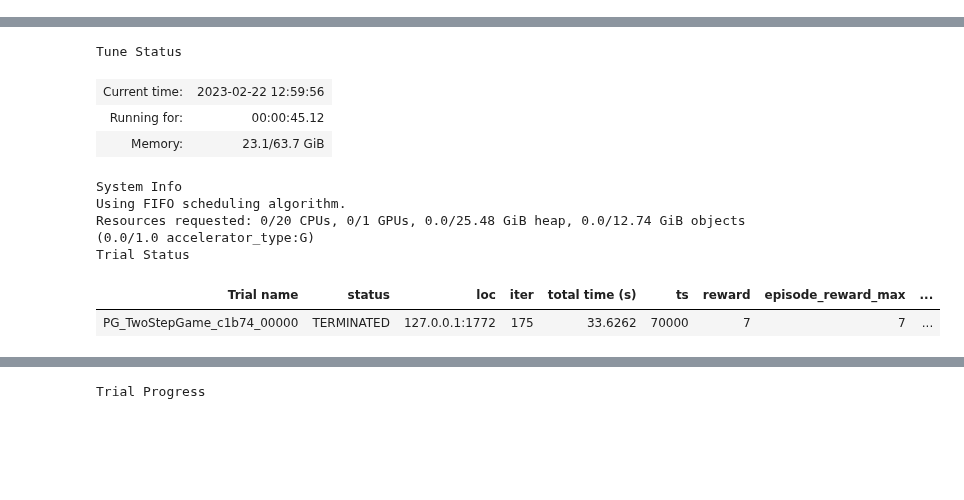
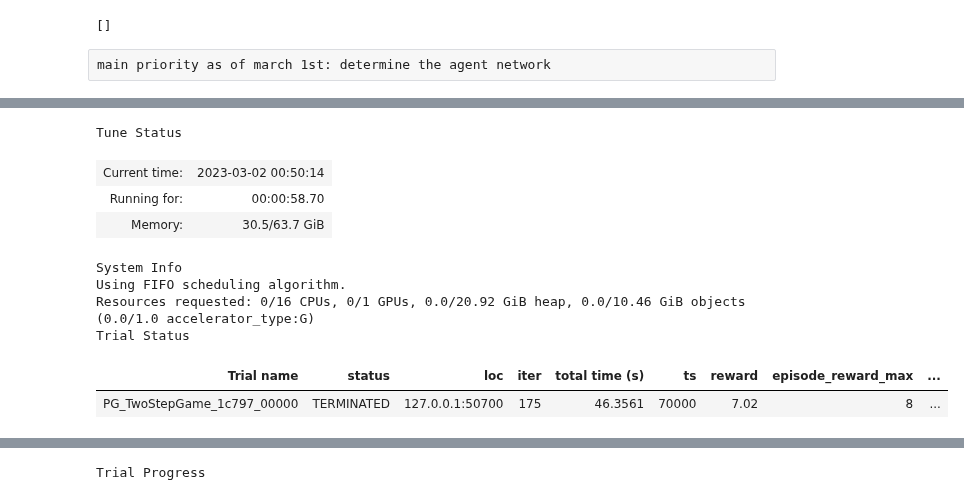
Before and after one commit to lordfiftyfive/SpecialProjects, a Jupyter notebook: PegasusTwo.ipynb, the cells around one changed output, grey strips where cells are left out. Cells and saved outputs as stored; diff of their text form; code cells hidden in the pictures; blank space fills up the shorter version.

```diff
--- a/PegasusTwo.ipynb
+++ b/PegasusTwo.ipynb
@@ -184,3 +199,7 @@ class bmodel(TorchModelV2, nn.Module,ivy.Module):
 
 def _get_size(obs_space):
     return get_preprocessor(obs_space)(obs_space).size
+# %%
+guide = pyro.infer.autoguide.AutoNormal(model)
+
+elbo = elbo_(model, guide)
@@ -1307,16 +1354,19 @@ class QMix(SimpleQ):
         # Return all collected metrics for the iteration.
         return train_results
 # %%
+from gym.spaces import Dict, Discrete, Tuple, MultiDiscrete
+b = np.ones(3000).tolist()
+obs_space= Tuple({MultiDiscrete([])})
 action_space = Tuple({
     "agent1": Dict(
         {
             #"prob": Discrete(100),
-            "action_potential": Discrete(1) #excitatory neurons
+            "action_potential": Discrete(1) #excitatory neurons MultiDiscrete([2, 2, 2, 3])
         } ,dtype=np.float32),
     "agent2": Dict(
         {
             #"prob": Discrete(100),
-            "action_potential": Discrete(1) #excitatory neurons
+            "action_potential": Discrete(1) #inhibitory neurons MultiDiscrete([2, 2, 2, 3])
         } ,dtype=np.float32),
     "agent3": Dict(
         {
@@ -1324,3 +1374,7 @@ action_space = Tuple({
             "outsideAction":gym.spaces.Box(low=-1.0, high=1.0, shape=(10,)),#this should be replaced with the action space of inverted pendulum
             "action_potential": Discrete(1)# only excitatory
         }, dtype=np.float32)})
+# %%
+ray.rllib.utils.tf_utils.get_gpu_devices()
+# %% [output]
+[]
@@ -1327,3 +1384,5 @@ action_space = Tuple({
+# %% [raw]
+main priority as of march 1st: determine the agent network
 # %%
 import argparse
 from gym.spaces import Dict, Discrete, Tuple, MultiDiscrete
@@ -1348,10 +1407,11 @@ parser.add_argument(
 parser.add_argument(
     "--framework",
     choices=["tf", "tf2", "torch"],
-    default="tf",
+    default="torch",
     help="The DL framework specifier.",
 )
-parser.add_argument("--num-cpus", type=int, default=0)
+parser.add_argument("--num-cpus", type=int, default=16)
+parser.add_argument("--num-gpus", type=int, default=1)
 parser.add_argument(
     "--mixer",
     type=str,
@@ -1379,27 +1439,33 @@ parser.add_argument(
     action="store_true",
     help="Init Ray in local mode for easier debugging.",
 )
+if __name__ == "__main__":
 
-if __name__ == "__main__":
+    #def policy_mapping_fn(agent_id, episode, worker, **kwargs):
+            #if agent_id.startswith("low_level_"):
+                #return "low_level_policy"
+            #else:
+                #return "high_level_policy"
     args = parser.parse_args()
 
-    #ray.init(num_cpus=args.num_cpus or None, local_mode=args.local_mode)
+    ray.init(num_cpus=16, num_gpus=1,local_mode=args.local_mode)
 
     grouping = {
-        "group_1": [0, 1],
+        "group_1": [0],
+        "group_2": [1]
     }
     obs_space = Tuple(
         [
             Dict(
                 {
                     "obs": MultiDiscrete([2, 2, 2, 3]),
-                    ENV_STATE: MultiDiscrete([2, 2, 2]),
+                    ENV_STATE: MultiDiscrete([2, 2, 2,1]),
                 }
             ),
             Dict(
                 {
                     "obs": MultiDiscrete([2, 2, 2, 3]),
-                    ENV_STATE: MultiDiscrete([2, 2, 2]),
+                    ENV_STATE: MultiDiscrete([2, 2, 2,1]),
                 }
             ),
         ]
@@ -1426,12 +1492,29 @@ if __name__ == "__main__":
         .resources(num_gpus=int(os.environ.get("RLLIB_NUM_GPUS", "0")))
     )
 
-
     if args.run == "QMIX":
         (
             config.framework("torch")
             .training(mixer=args.mixer, train_batch_size=32)
-            .rollouts(num_rollout_workers=0, rollout_fragment_length=4)
+
+            #.multi_agent(
+                #policies={
+                    #"high_level_policy": (
+                        #None,
+                        #maze.observation_space,
+                        #Discrete(4),
+                        #config.overrides(gamma=0.9),
+                    #),
+                    #"low_level_policy": (
+                        #None,
+                        #Tuple([maze.observation_space, Discrete(4)]),
+                        #maze.action_space,
+                        #config.overrides(gamma=0.0),
+                    #),
+                #},
+                #policy_mapping_fn=policy_mapping_fn,
+            #)
+            .rollouts(num_rollout_workers=16, rollout_fragment_length=4)
             .exploration(
                 exploration_config={
                     "final_epsilon": 0.0,
@@ -1467,10 +1550,10 @@ if __name__ == "__main__":
 Tune Status
-| Current time: | 2023-02-22 12:59:56 |
-| Running for: | 00:00:45.12 |
-| Memory: | 23.1/63.7 GiB |
+| Current time: | 2023-03-02 00:50:14 |
+| Running for: | 00:00:58.70 |
+| Memory: | 30.5/63.7 GiB |
 System Info
 Using FIFO scheduling algorithm.
-Resources requested: 0/20 CPUs, 0/1 GPUs, 0.0/25.48 GiB heap, 0.0/12.74 GiB objects (0.0/1.0 accelerator_type:G)
+Resources requested: 0/16 CPUs, 0/1 GPUs, 0.0/20.92 GiB heap, 0.0/10.46 GiB objects (0.0/1.0 accelerator_type:G)
 Trial Status
 | Trial name | status | loc | iter | total time (s) | ts | reward | episode_reward_max | ... |
-| PG_TwoStepGame_c1b74_00000 | TERMINATED | 127.0.0.1:1772 | 175 | 33.6262 | 70000 | 7 | 7 | ... |
+| PG_TwoStepGame_1c797_00000 | TERMINATED | 127.0.0.1:50700 | 175 | 46.3561 | 70000 | 7.02 | 8 | ... |
```
Also changed, not shown: parts of 13 cells of this notebook.
